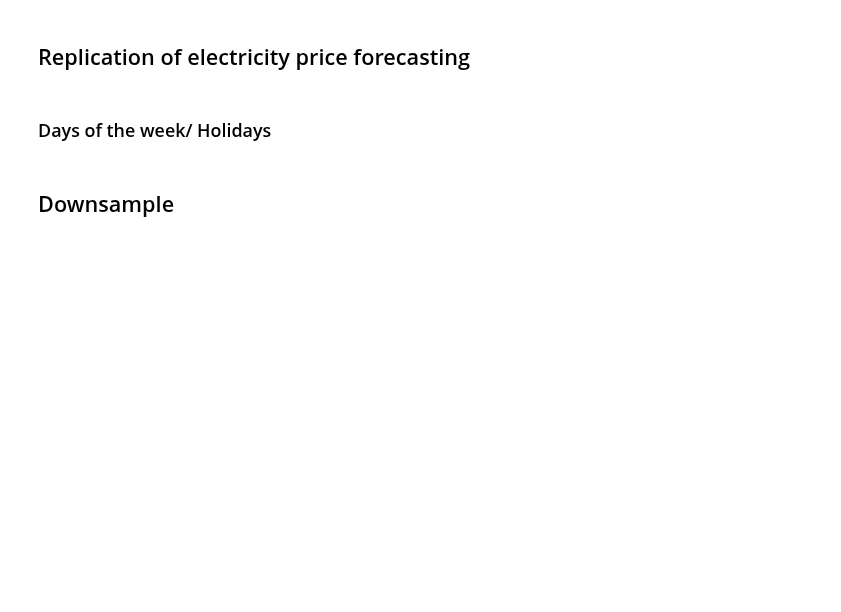
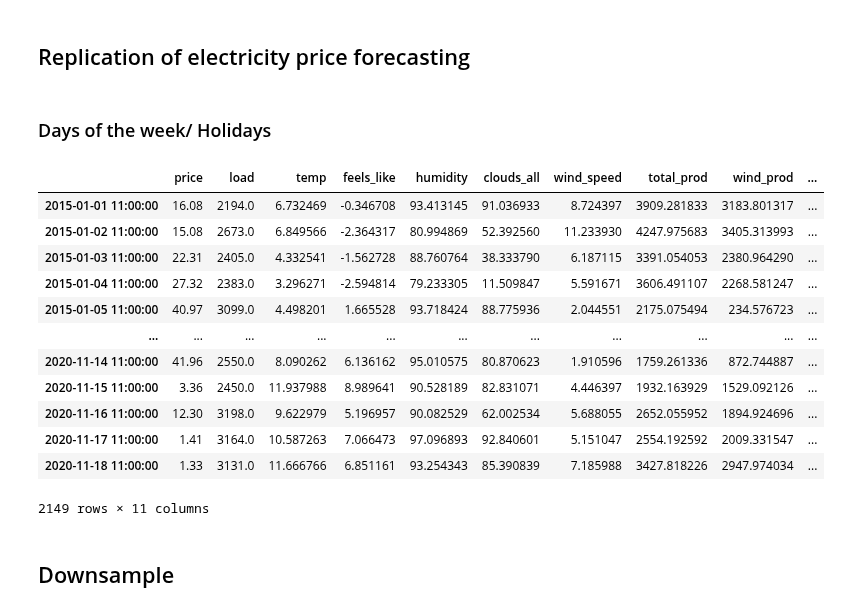
Before and after one commit to Guli-Y/ElectricityPricePredictor, a Jupyter notebook: notebooks/griseldo_replication.ipynb, the cells around one changed output. Drawn from its saved outputs; the diff is of its cells as text; code cells hidden in the pictures; blank space fills up the shorter version.

```diff
--- a/notebooks/griseldo_replication.ipynb
+++ b/notebooks/griseldo_replication.ipynb
@@ -15,6 +15,24 @@ from statsmodels.stats.outliers_influence import variance_inflation_factor as vi
 # %%
 last_date = '2020-11-23 16:00:00'
 first_date = '2015-11-25 00:00:00'
+# %%
+data  = get_all()
+# %%
+data
+# %% [output]
+|  | price | load | temp | feels_like | humidity | clouds_all | wind_speed | total_prod | wind_prod | ... |
+| 2015-01-01 11:00:00 | 16.08 | 2194.0 | 6.732469 | -0.346708 | 93.413145 | 91.036933 | 8.724397 | 3909.281833 | 3183.801317 | ... |
+| 2015-01-02 11:00:00 | 15.08 | 2673.0 | 6.849566 | -2.364317 | 80.994869 | 52.392560 | 11.233930 | 4247.975683 | 3405.313993 | ... |
+| 2015-01-03 11:00:00 | 22.31 | 2405.0 | 4.332541 | -1.562728 | 88.760764 | 38.333790 | 6.187115 | 3391.054053 | 2380.964290 | ... |
+| 2015-01-04 11:00:00 | 27.32 | 2383.0 | 3.296271 | -2.594814 | 79.233305 | 11.509847 | 5.591671 | 3606.491107 | 2268.581247 | ... |
+| 2015-01-05 11:00:00 | 40.97 | 3099.0 | 4.498201 | 1.665528 | 93.718424 | 88.775936 | 2.044551 | 2175.075494 | 234.576723 | ... |
+| ... | ... | ... | ... | ... | ... | ... | ... | ... | ... | ... |
+| 2020-11-14 11:00:00 | 41.96 | 2550.0 | 8.090262 | 6.136162 | 95.010575 | 80.870623 | 1.910596 | 1759.261336 | 872.744887 | ... |
+| 2020-11-15 11:00:00 | 3.36 | 2450.0 | 11.937988 | 8.989641 | 90.528189 | 82.831071 | 4.446397 | 1932.163929 | 1529.092126 | ... |
+| 2020-11-16 11:00:00 | 12.30 | 3198.0 | 9.622979 | 5.196957 | 90.082529 | 62.002534 | 5.688055 | 2652.055952 | 1894.924696 | ... |
+| 2020-11-17 11:00:00 | 1.41 | 3164.0 | 10.587263 | 7.066473 | 97.096893 | 92.840601 | 5.151047 | 2554.192592 | 2009.331547 | ... |
+| 2020-11-18 11:00:00 | 1.33 | 3131.0 | 11.666766 | 6.851161 | 93.254343 | 85.390839 | 7.185988 | 3427.818226 | 2947.974034 | ... |
+2149 rows × 11 columns
 # %%
 dayofweek = get_days_dummies().loc[first_date:last_date]
 holidays = get_holidays().loc[first_date:last_date]
```
Also changed, not shown: parts of 1 cell of this notebook.
